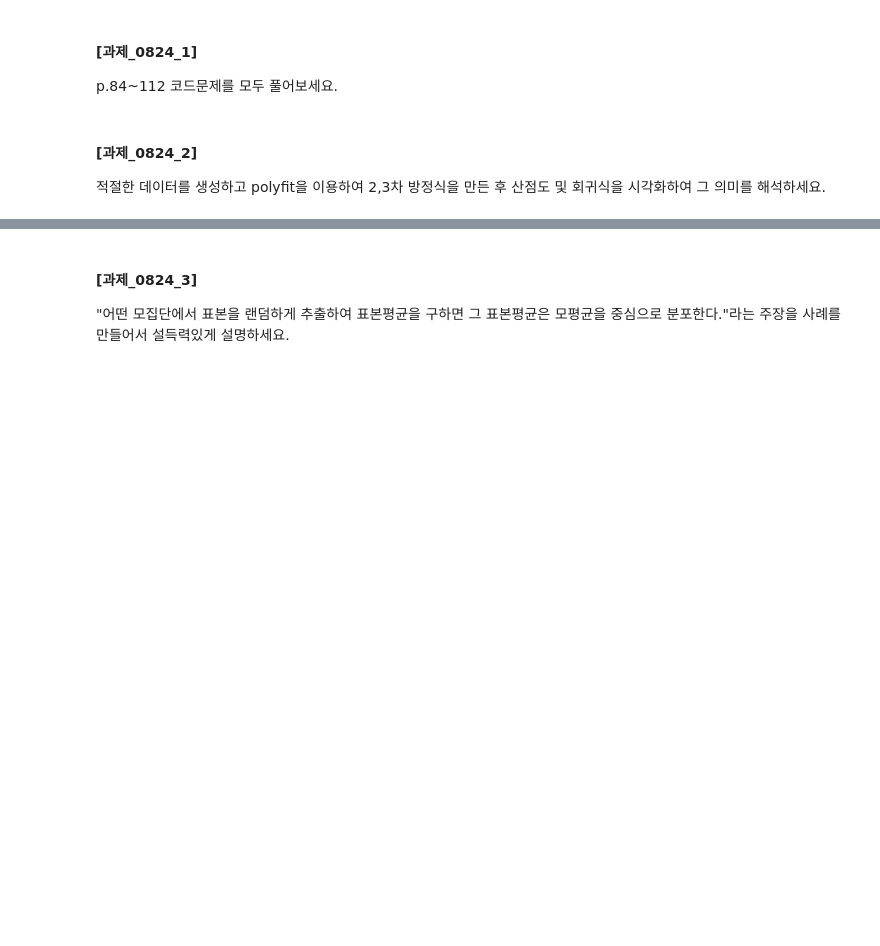
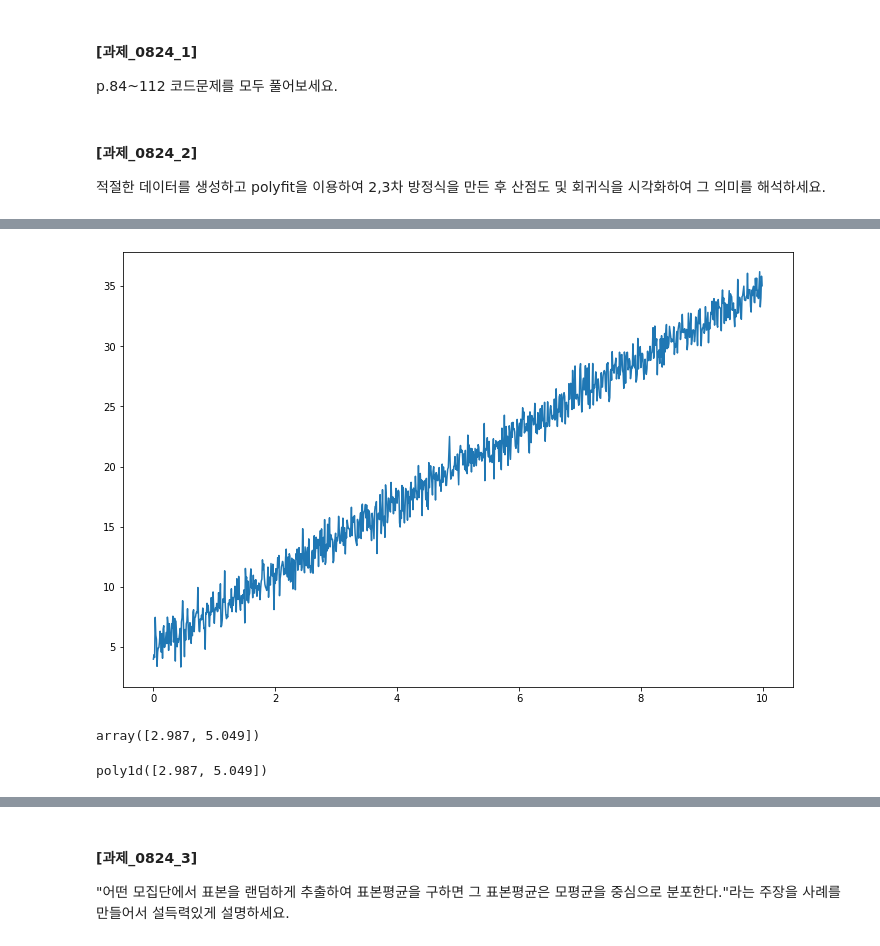
Before and after one commit to veryberry030/CAKD7, a Jupyter notebook: 수업/m3_통계/Stat_1.ipynb, the cells around one changed output, grey strips where cells are left out. Cells and saved outputs as stored; diff of their text form; code cells hidden in the pictures; blank space fills up the shorter version.

```diff
--- a/수업/m3_통계/Stat_1.ipynb
+++ b/수업/m3_통계/Stat_1.ipynb
@@ -1048,0 +1058,18 @@ p.84~112 코드문제를 모두 풀어보세요.
+# %%
+y_noise = y + np.random.randn(len(y))
+
+plt.figure(figsize=(12,8))
+plt.plot(t, y_noise)
+plt.show()
+# %% [output]
+[figure, added]
+# %%
+fp1 = np.polyfit(t, y_noise, 1)
+fp1
+# %% [output]
+array([2.987, 5.049])
+# %%
+f1 = np.poly1d(fp1)
+f1
+# %% [output]
+poly1d([2.987, 5.049])
```
Also changed, not shown: parts of 3 cells of this notebook.
